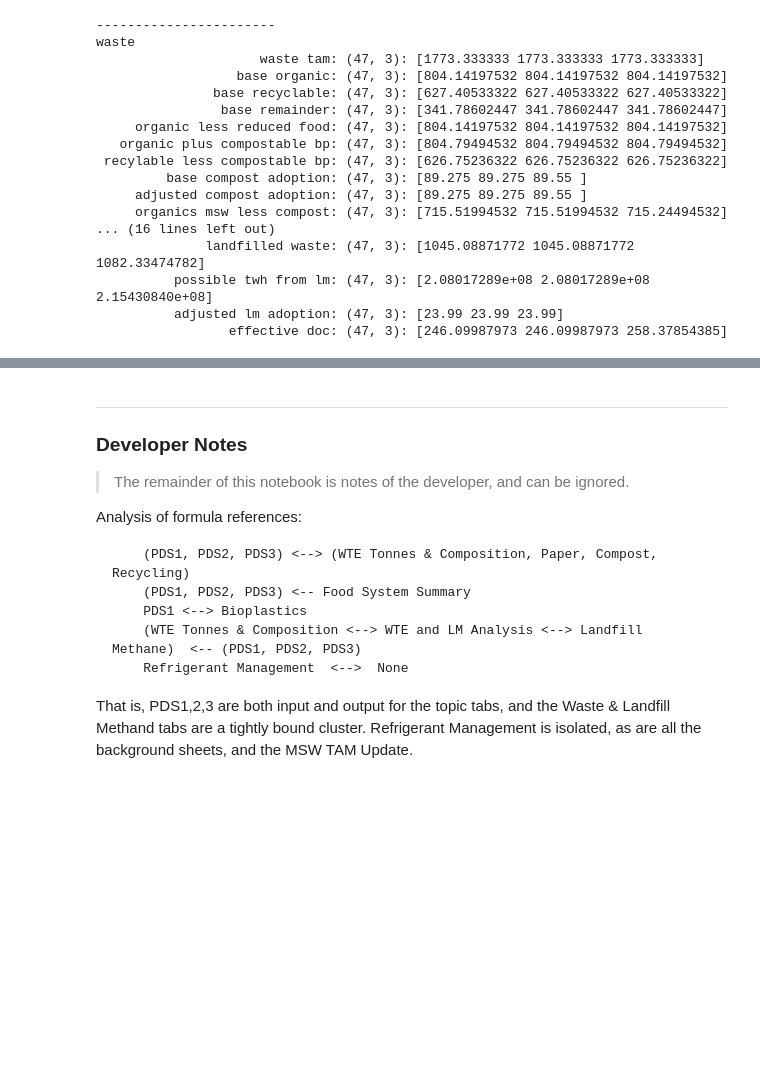
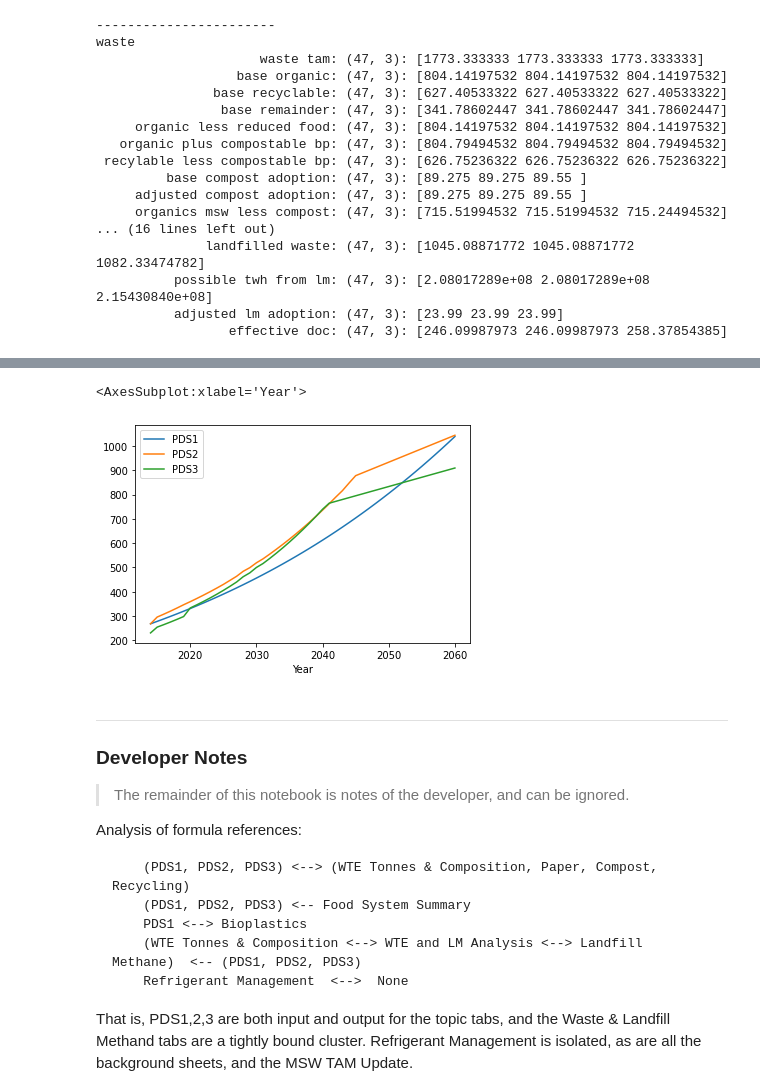
Before and after one commit to ProjectDrawdown/solutions, a Jupyter notebook: integrations/waste_integration.ipynb, the cells around one changed output, grey strips where cells are left out. Saved outputs shown, nothing was run; the diff lists cells and outputs as text; code cells hidden in the pictures; blank space fills up the shorter version.

```diff
--- a/integrations/waste_integration.ipynb
+++ b/integrations/waste_integration.ipynb
@@ -103,3 +112,8 @@ df
+# %%
+paper_consumption.plot()
+# %% [output]
+<AxesSubplot:xlabel='Year'>
+[figure, added]
 # %% [markdown]
 <hr/>
 
```
Also changed, not shown: parts of 23 cells of this notebook.
